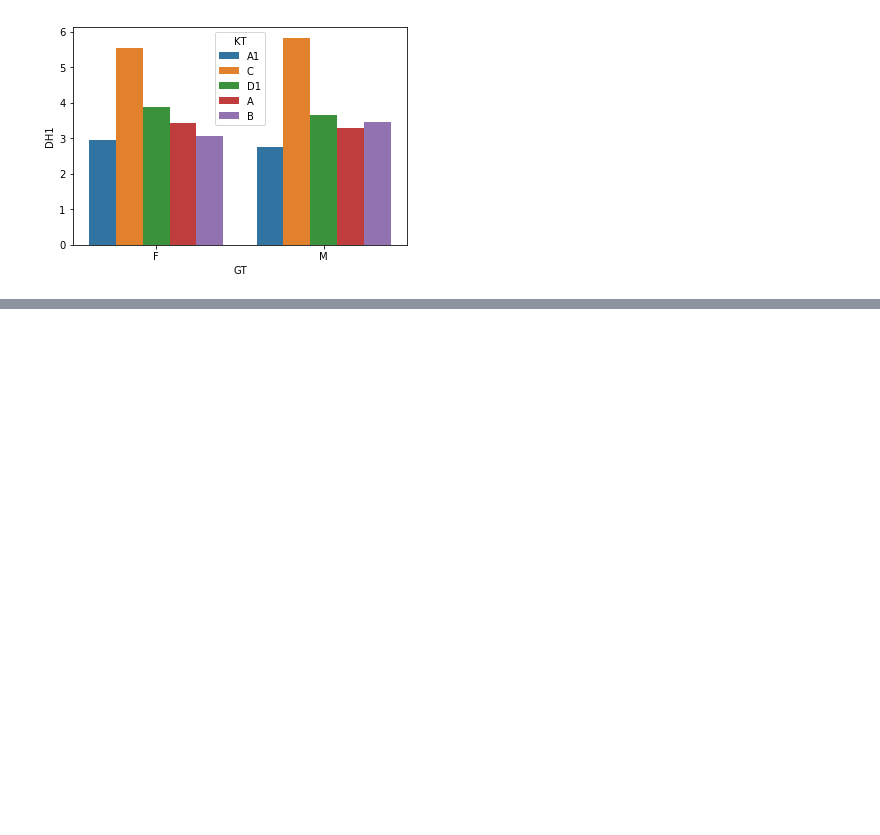
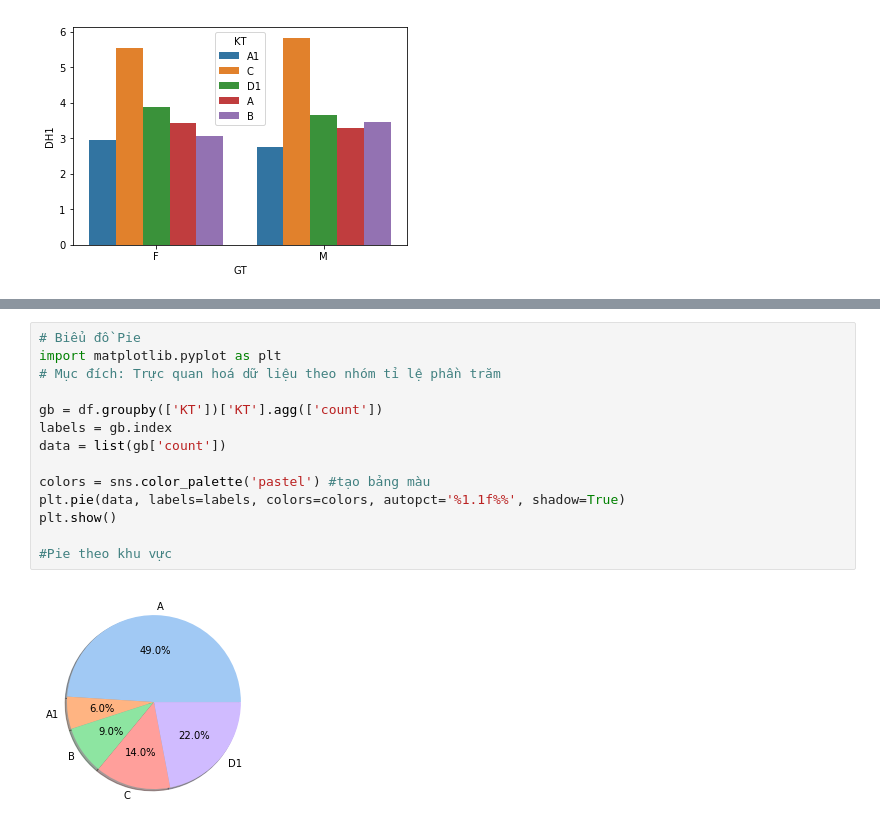
Before and after one commit to minhtri1610/py17052022, a Jupyter notebook: day12/d02.ipynb, the cells around one changed output, grey strips where cells are left out. Saved outputs shown, nothing was run; the diff lists cells and outputs as text; blank space fills up the shorter version.

```diff
--- a/day12/d02.ipynb
+++ b/day12/d02.ipynb
@@ -108,0 +131,16 @@ sns.barplot(x='GT', y='DH1', hue='KT', data=df, ci=None)
+# %%
+# Biểu đồ Pie
+import matplotlib.pyplot as plt
+# Mục đích: Trực quan hoá dữ liệu theo nhóm tỉ lệ phần trăm
+
+gb = df.groupby(['KT'])['KT'].agg(['count'])
+labels = gb.index
+data = list(gb['count'])
+
+colors = sns.color_palette('pastel') #tạo bảng màu
+plt.pie(data, labels=labels, colors=colors, autopct='%1.1f%%', shadow=True)
+plt.show()
+
+#Pie theo khu vực
+# %% [output]
+[figure, added]
```
Also changed, not shown: parts of 12 cells of this notebook, 1 other file.
